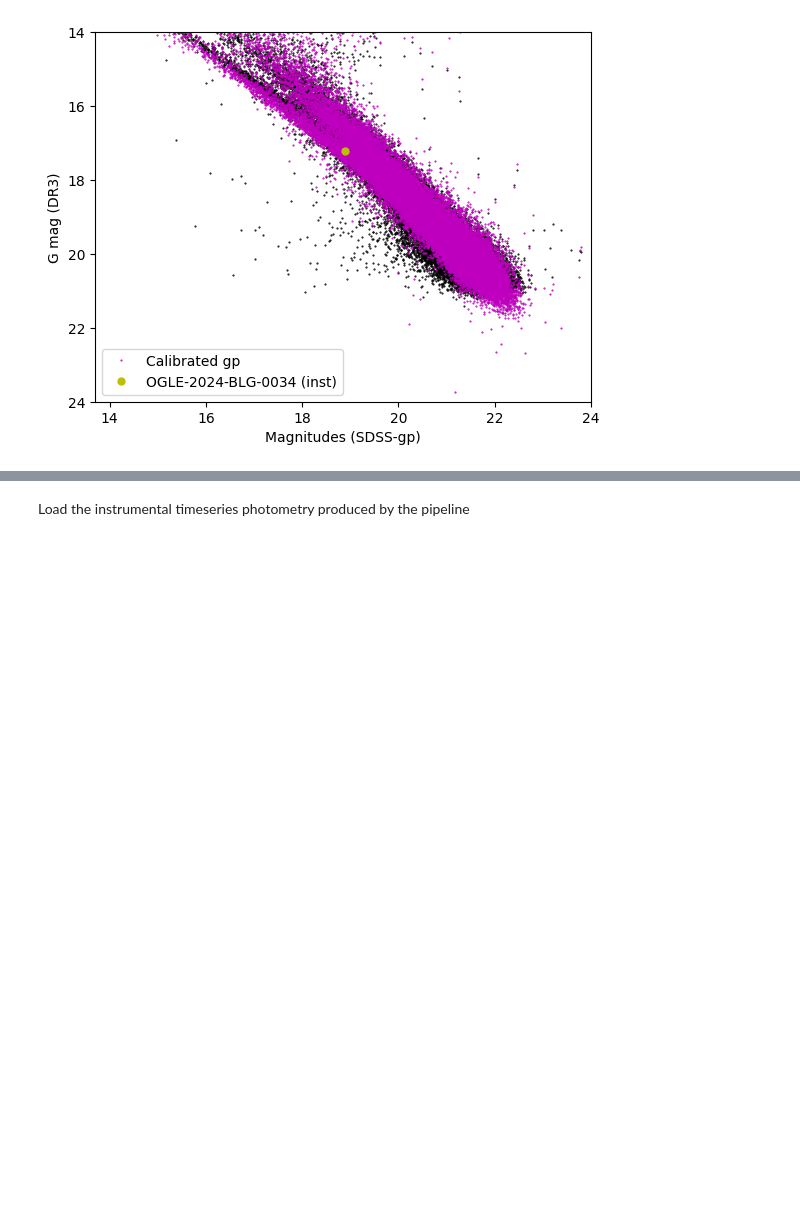
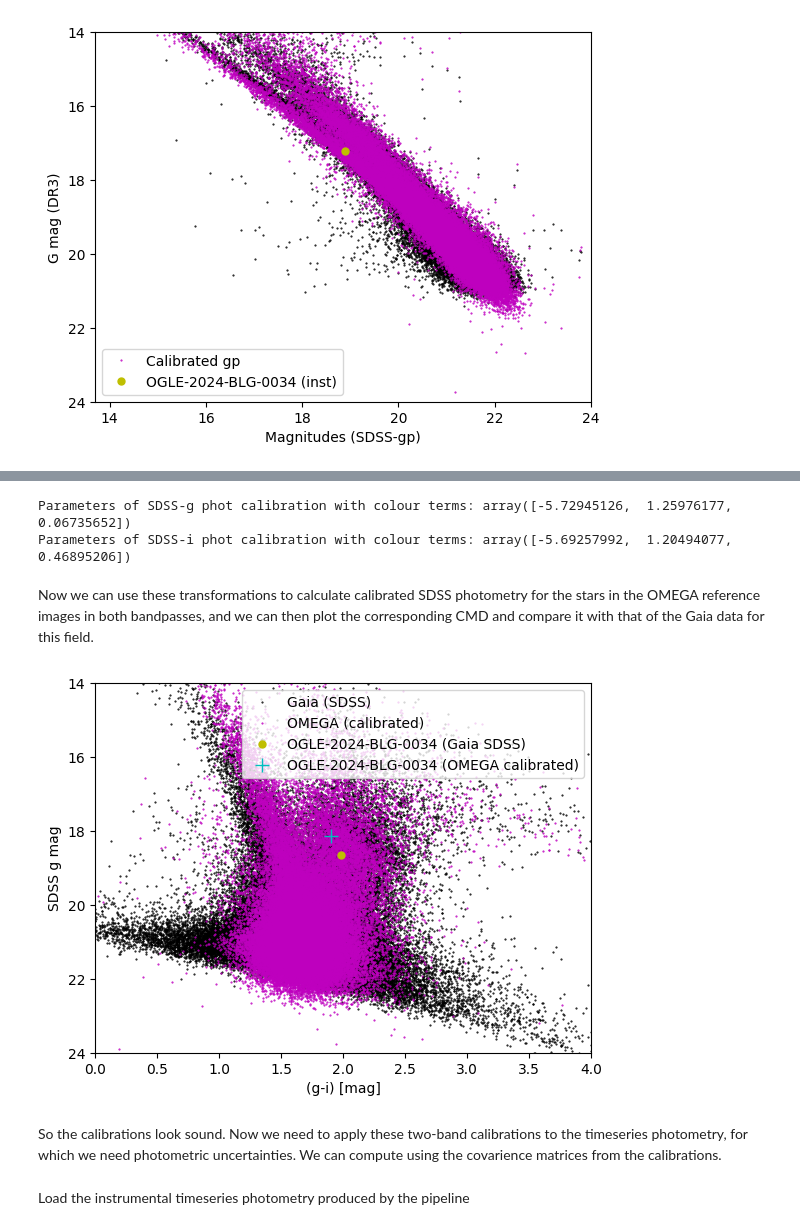
Before and after one commit to rachel3834/robonet_tools, a Jupyter notebook: colour_analysis/multiband_phot_calibration.ipynb, the cells around one changed output, grey strips where cells are left out. Drawn from its saved outputs; the diff is of its cells as text; code cells hidden in the pictures; blank space fills up the shorter version.

```diff
--- a/colour_analysis/multiband_phot_calibration.ipynb
+++ b/colour_analysis/multiband_phot_calibration.ipynb
@@ -217,3 +333,50 @@ We need to output calibrated timeseries photometry in order to model the event,
+# %%
+# OMEGA instrumental SDSS-gp -> Gaia calibrated SDSS-g
+x = phot[:,0] # OMEGA Instrumental gp mags
+y = gaia_phot_sdss['gmag'] # Gaia mag transformed to SDSS-g
+colours = (phot[:,0] - phot[:,2])  # Using instrumental colours from reference image
+gp_phot_calib = [0.0, 0.0, 0.0]
+
+(gp_phot_calib, gp_calib_covar) = calc_transform(gp_phot_calib, x, y, colours)
+print('Parameters of SDSS-g phot calibration with colour terms: ' + repr(gp_phot_calib))
+
+# OMEGA instrumental SDSS-ip -> Gaia calibrated SDSS-i
+x = phot[:,2] # OMEGA Instrumental ip mags
+y = gaia_phot_sdss['imag']  # Gaia mag transformed to SDSS-i
+ip_phot_calib = [0.0, 0.0, 0.0]
+
+(ip_phot_calib, ip_calib_covar) = calc_transform(ip_phot_calib, x, y, colours)
+print('Parameters of SDSS-i phot calibration with colour terms: ' + repr(ip_phot_calib))
+# %% [output]
+Parameters of SDSS-g phot calibration with colour terms: array([-5.72945126,  1.25976177,  0.06735652])
+Parameters of SDSS-i phot calibration with colour terms: array([-5.69257992,  1.20494077,  0.46895206])
+# %% [markdown]
+Now we can use these transformations to calculate calibrated SDSS photometry for the stars in the OMEGA reference images in both bandpasses, and we can then plot the corresponding CMD and compare it with that of the Gaia data for this field.
+# %%
+# Apply the calibrations to the OMEGA instrumental photometry
+cal_gp = phot_func(gp_phot_calib, np.vstack((phot[:,0],colours)))
+cal_ip = phot_func(ip_phot_calib, np.vstack((phot[:,2],colours)))
+cal_gpip = cal_gp - cal_ip
+
+# Plot OMEGA and Gaia(SDSS) CMDs for comparison
+plt.plot(gaia_phot_sdss['gmag']-gaia_phot_sdss['imag'], gaia_phot_sdss['gmag'], 'k.', markersize=1, label='Gaia (SDSS)')
+plt.plot(cal_gpip, cal_gp, 'm.', markersize=1, label='OMEGA (calibrated)')
+
+[xmin,xmax, ymin, ymax] = plt.axis()
+plt.axis([0, 4.0, 24.0, 14.0])
+plt.xlabel('(g-i) [mag]')
+plt.ylabel('SDSS g mag')
+
+plt.plot(gaia_phot_sdss['gmag'][tselect]-gaia_phot_sdss['imag'][tselect],
+         gaia_phot_sdss['gmag'][tselect],
+         'y.', markersize=10, label='OGLE-2024-BLG-0034 (Gaia SDSS)')
+plt.plot(cal_gpip[tselect], cal_gp[tselect], 'c+', markersize=10, label='OGLE-2024-BLG-0034 (OMEGA calibrated)')
+plt.legend()
+plt.show()
+# %% [output]
+[figure, added]
+# %% [markdown]
+So the calibrations look sound.  Now we need to apply these two-band calibrations to the timeseries photometry, for which we need photometric uncertainties.  We can compute using the covarience matrices from the calibrations.
 # %%
 def calc_calibrated_mags(fit_params, covar_fit, inst_mag, colours):
     """
```
Also changed, not shown: parts of 12 cells of this notebook.
